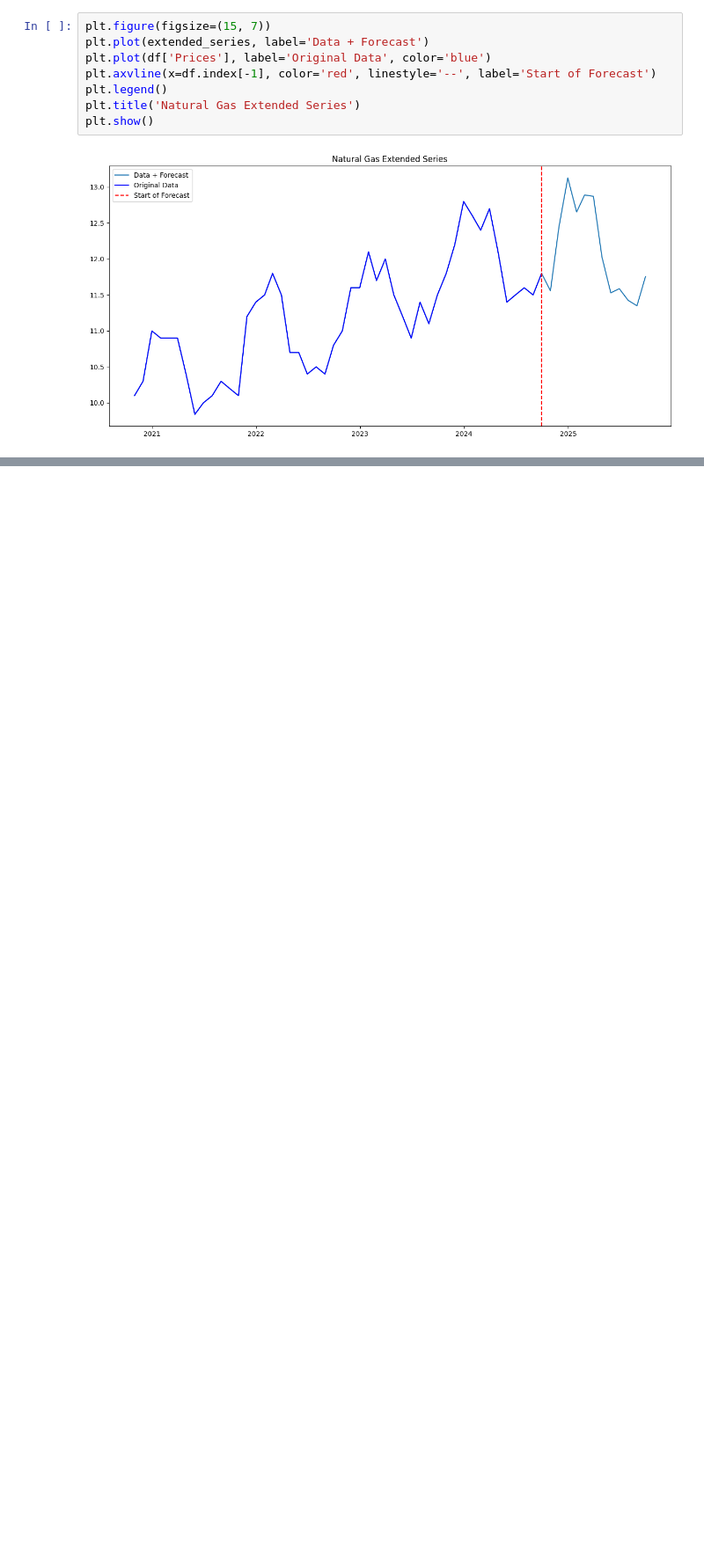
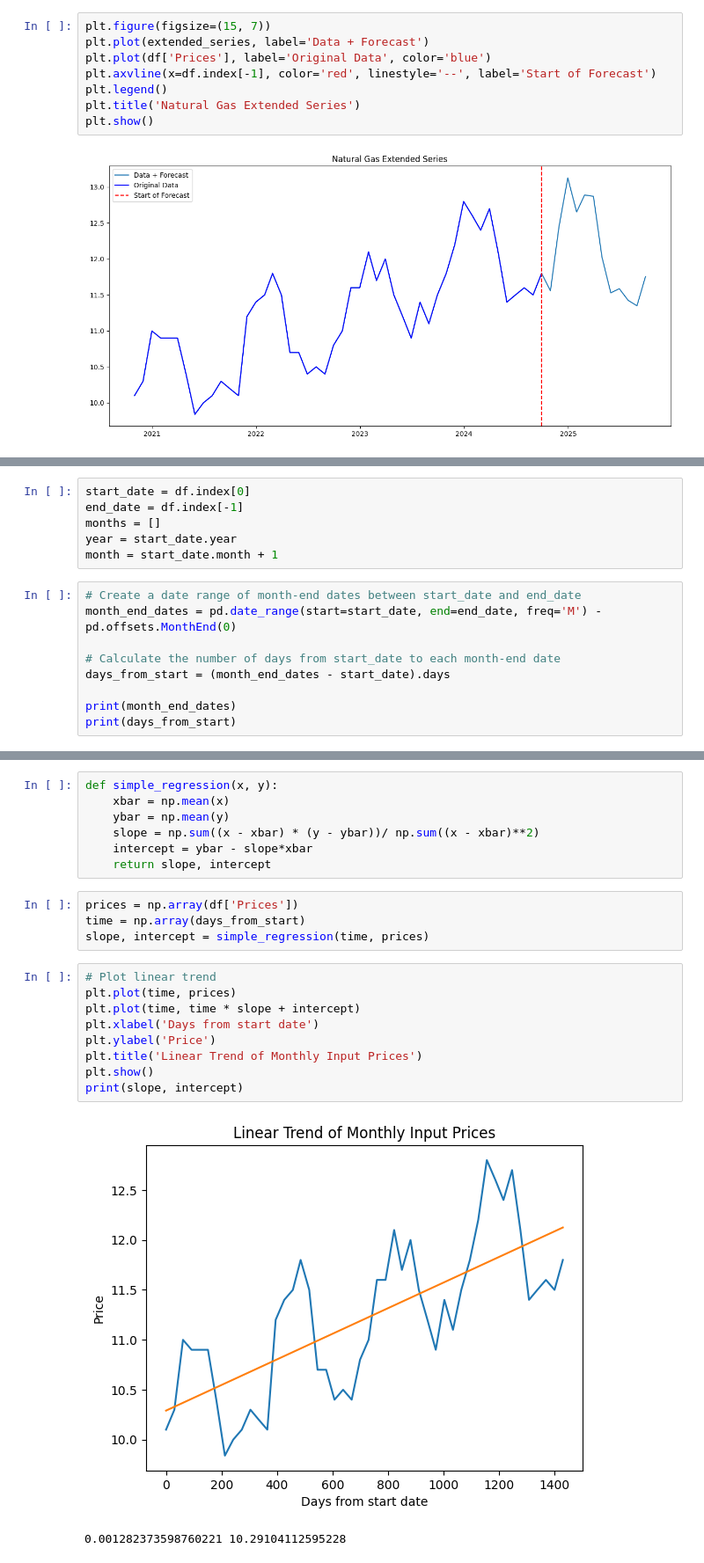
Before and after one commit to MittalMonika/DataScience, a Jupyter notebook: PredictPrice_JP.ipynb, the cells around one changed output, grey strips where cells are left out. Shown at 88% size. Saved outputs shown, nothing was run; the diff lists cells and outputs as text; blank space fills up the shorter version.

```diff
--- a/PredictPrice_JP.ipynb
+++ b/PredictPrice_JP.ipynb
@@ -510,0 +463,15 @@ plt.show()
+# %%
+start_date = df.index[0]
+end_date = df.index[-1]
+months = []
+year = start_date.year
+month = start_date.month + 1
+# %%
+# Create a date range of month-end dates between start_date and end_date
+month_end_dates = pd.date_range(start=start_date, end=end_date, freq='M') - pd.offsets.MonthEnd(0)
+
+# Calculate the number of days from start_date to each month-end date
+days_from_start = (month_end_dates - start_date).days
+
+print(month_end_dates)
+print(days_from_start)
@@ -510,0 +506,23 @@ plt.show()
+# %%
+def simple_regression(x, y):
+    xbar = np.mean(x)
+    ybar = np.mean(y)
+    slope = np.sum((x - xbar) * (y - ybar))/ np.sum((x - xbar)**2)
+    intercept = ybar - slope*xbar
+    return slope, intercept
+# %%
+prices = np.array(df['Prices'])
+time = np.array(days_from_start)
+slope, intercept = simple_regression(time, prices)
+# %%
+# Plot linear trend
+plt.plot(time, prices)
+plt.plot(time, time * slope + intercept)
+plt.xlabel('Days from start date')
+plt.ylabel('Price')
+plt.title('Linear Trend of Monthly Input Prices')
+plt.show()
+print(slope, intercept)
+# %% [output]
+[figure, added]
+0.001282373598760221 10.29104112595228
```
Also changed, not shown: parts of 28 cells of this notebook.
